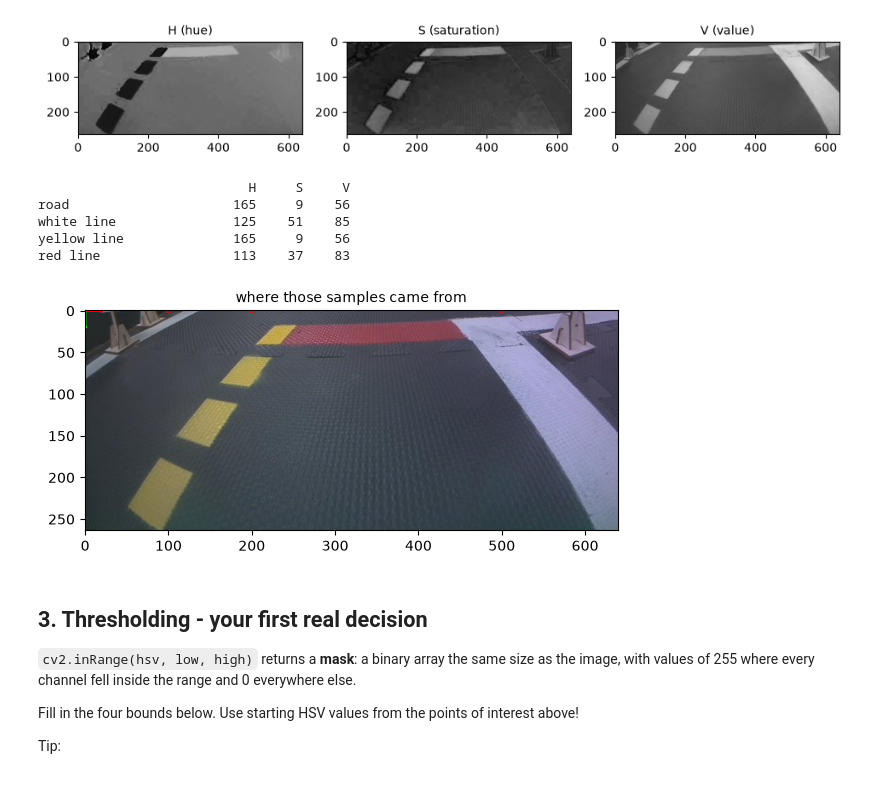
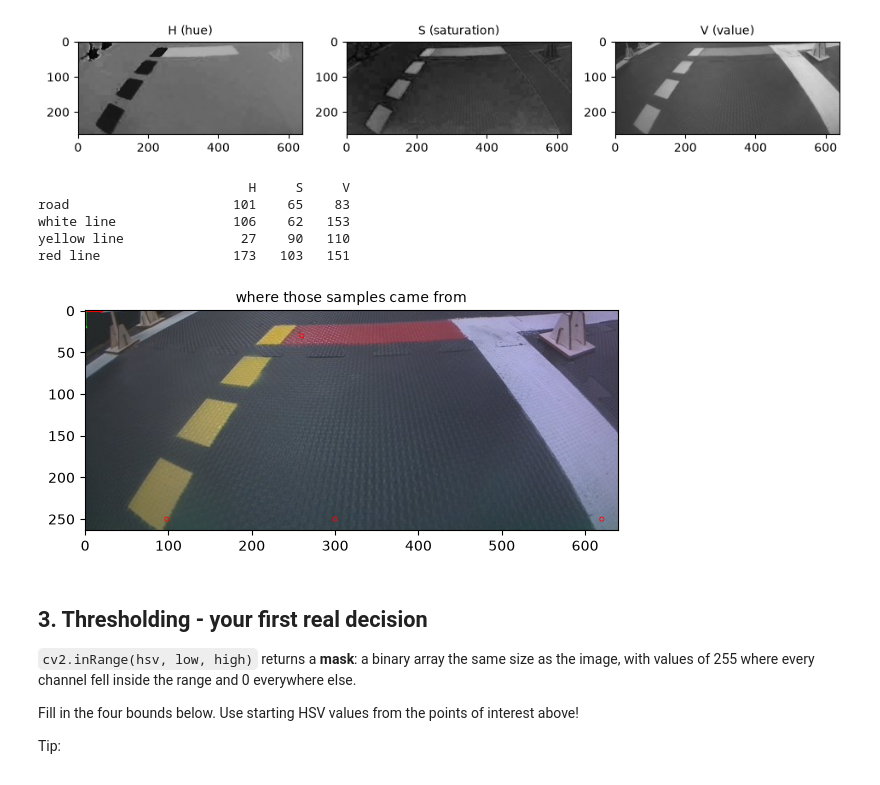
Before and after one commit to bja1701/dt_lab4, a Jupyter notebook: notebooks/lane_detection_activity.ipynb, the cells around one changed output. Saved outputs shown, nothing was run; the diff lists cells and outputs as text; code cells hidden in the pictures.

```diff
--- a/notebooks/lane_detection_activity.ipynb
+++ b/notebooks/lane_detection_activity.ipynb
@@ -190,35 +183,35 @@ show(h, s, v, titles=["H (hue)", "S (saturation)", "V (value)"], size=3.2, ticks
 # %%
 # TODO: Read the actual numbers off four places in the image.
 # Fill in each as an (x, y) tuple, using the pixel axes above.
 points = {
-    "road":      [100, 0]        ,
-    "white line":    [500, 0]    ,
-    "yellow line":     [100, 0]  ,
-    "red line":   [200, 0]       ,
+    "road":      [300, 250]        ,
+    "white line":    [620, 250]    ,
+    "yellow line":     [98, 250]  ,
+    "red line":   [260, 30]       ,
 }
 
 # Print the HSV values for the points of interest.
 print(f"{'':22s} {'H':>5s} {'S':>5s} {'V':>5s}")
 for name, (x, y) in points.items():
     print(f"{name:22s} {hsv[y,x,0]:5d} {hsv[y,x,1]:5d} {hsv[y,x,2]:5d}")
 
 # Mark the points of interest on the image
 marked = cropped.copy()
 for name, (x, y) in points.items():
     cv2.circle(marked, (x, y), 3, (0, 0, 255), 1)
 
 # Draw the x, y coordinate system arrows
 cv2.arrowedLine(marked, (0, 0), (20, 0), (0, 0, 255), 2)  # x-axis (red)
 cv2.arrowedLine(marked, (0, 0), (0, 20), (0, 255, 0), 2)  # y-axis (green)
 
 show(marked, titles=["where those samples came from"], size=6, ticks=True)
 # %% [output]
                            H     S     V
-road                     165     9    56
-white line               125    51    85
-yellow line              165     9    56
-red line                 113    37    83
+road                     101    65    83
+white line               106    62   153
+yellow line               27    90   110
+red line                 173   103   151
-[figure, old version]
+[figure, new version]
 # %% [markdown]
 ## 3. Thresholding - your first real decision
 
```
Also changed, not shown: parts of 4 cells of this notebook.
